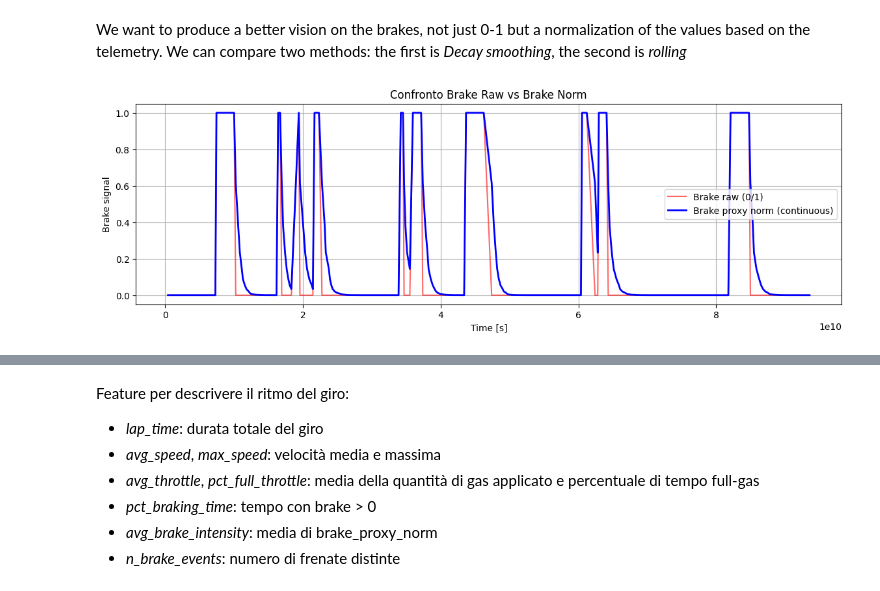
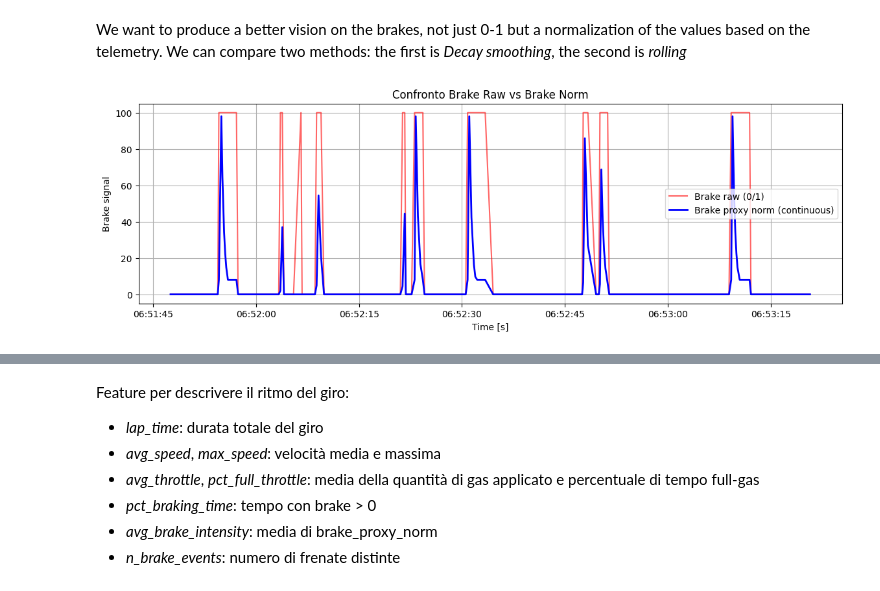
Before and after one commit to frabanfo/racing-analysis, a Jupyter notebook: notebooks/feature_extraction.ipynb, the cells around one changed output, grey strips where cells are left out. Saved outputs shown, nothing was run; the diff lists cells and outputs as text; code cells hidden in the pictures.

```diff
--- a/notebooks/feature_extraction.ipynb
+++ b/notebooks/feature_extraction.ipynb
@@ -40,12 +21,0 @@ data['brake_norm'] = data['brake_norm']**0.7
-# %%
-plt.figure(figsize=(14,4))
-plt.plot(data['Time'], data['Brake'], label='Brake raw (0/1)', color='red', alpha=0.6)
-plt.plot(data['Time'], data['brake_norm'], label='Brake proxy norm (continuous)', color='blue', linewidth=2)
-plt.xlabel('Time [s]')
-plt.ylabel('Brake signal')
-plt.title('Confronto Brake Raw vs Brake Norm')
-plt.legend()
-plt.grid(True)
-plt.show()
-# %% [output]
-[figure, removed]
@@ -52,15 +151,25 @@ plt.show()
+# %%
+data['brake_norm'] = brake_norm_trail_deltaV_nocap(
+    data,
+    time_col='Time',
+    brake_col='Brake',
+    speed_col='Speed',
+    close_gaps_s=0.12,      # unisci buchi brevi nel brake
+    tau_rise=0.04,
+    tau_trail=0.38,
+    dv_low=6, dv_high=80,
+    peak_low=0.35, peak_high=0.98
+)
 # %%
-inc = 0.2
-dec = 0.2
-val = 0.5
-brake_proxy = []
-for b in data['Brake']:
-    if b == 1:
-        val = min(val + inc, 1)
-    else:
-        val = max(val - dec, 0)
-    brake_proxy.append(val)
-
-data['brake_norm'] = brake_proxy
-# --- opzionale: trasformazione non lineare per rendere più sensibile i valori bassi ---
-data['brake_norm'] = data['brake_norm']**0.7
+import matplotlib.pyplot as plt
+plt.figure(figsize=(14,4))
+plt.plot(data['Time'], data['Brake']*100, label='Brake raw (0/1)', color='red', alpha=0.6)
+plt.plot(data['Time'], data['brake_norm']*100, label='Brake proxy norm (continuous)', color='blue', linewidth=2)
+plt.xlabel('Time [s]')
+plt.ylabel('Brake signal')
+plt.title('Confronto Brake Raw vs Brake Norm')
+plt.legend()
+plt.grid(True)
+plt.show()
+# %% [output]
+[figure, added]
```
Also changed, not shown: parts of 10 cells of this notebook.
